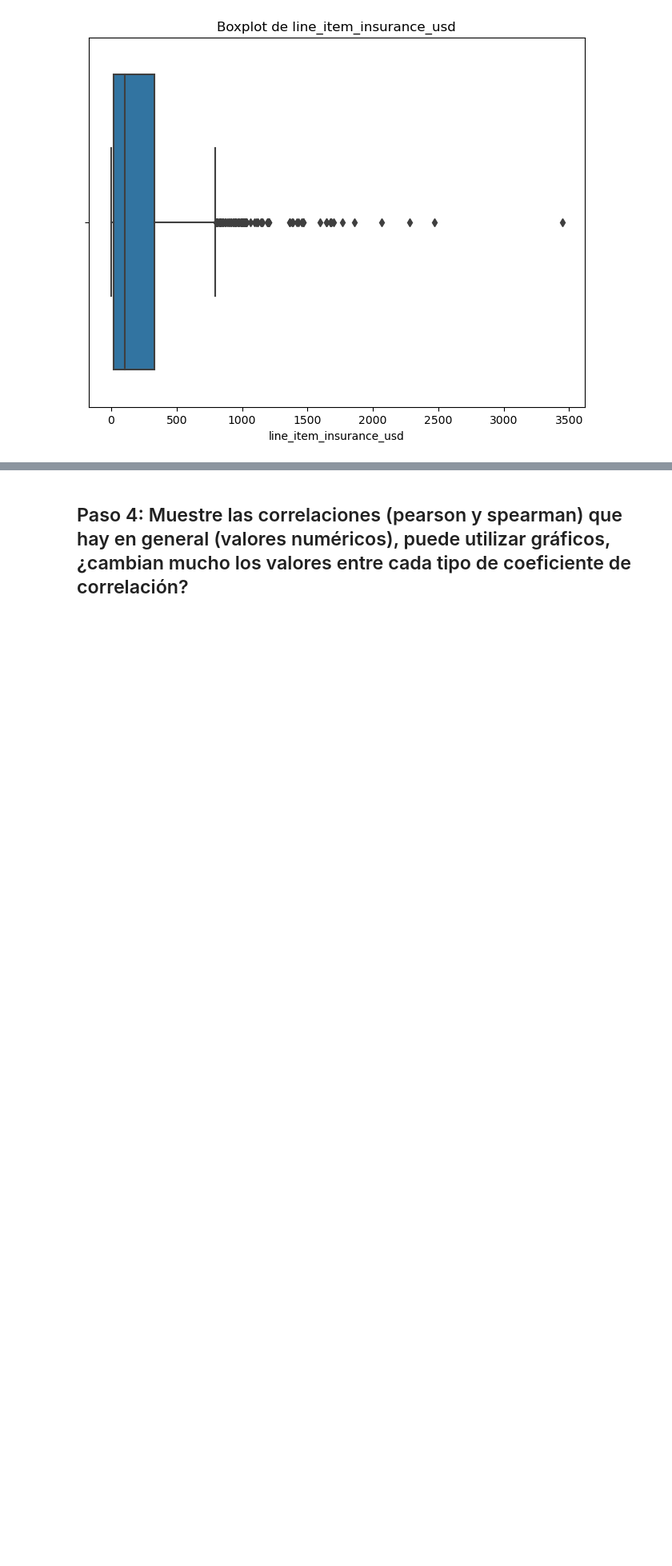
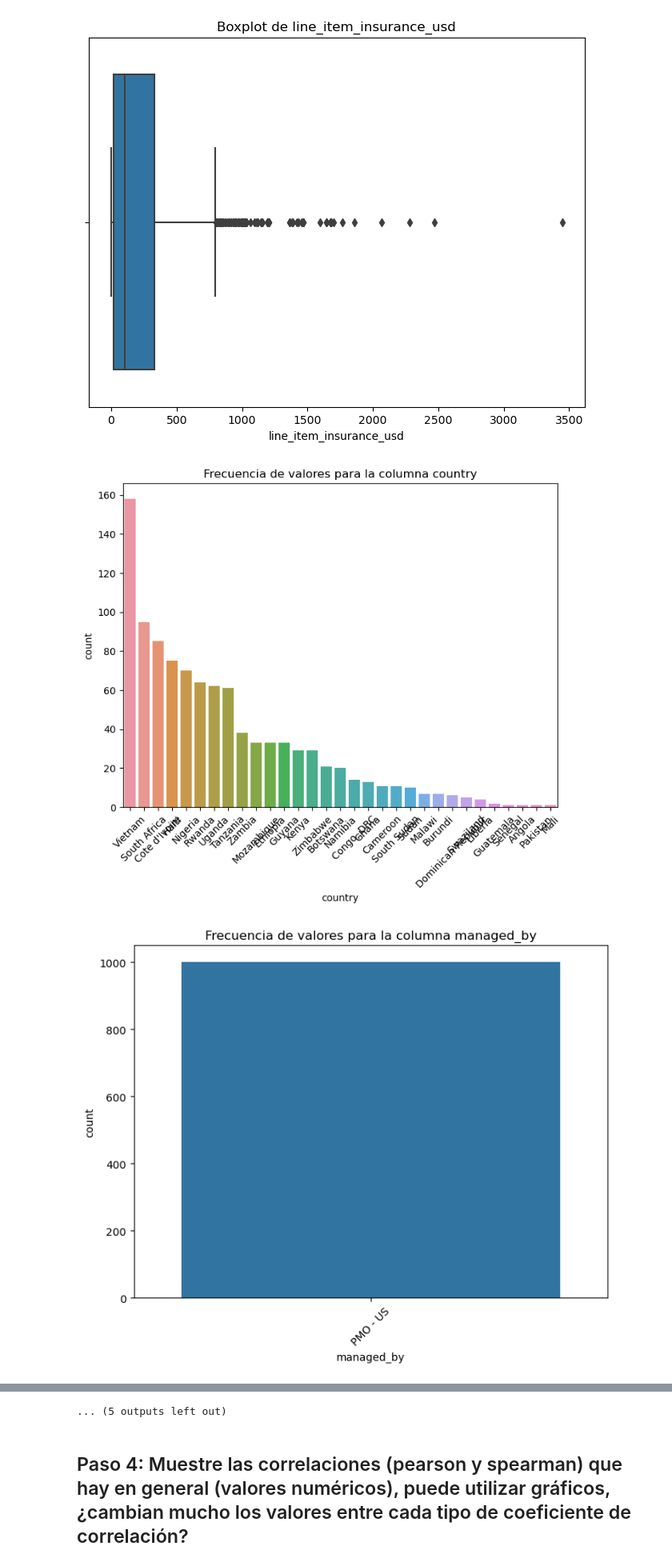
Before and after one commit to alan19720/proyecto2, a Jupyter notebook: Instrucciones_Proyecto_EDA-Regresión-Hipótesis.ipynb, the cells around one changed output, grey strips where cells are left out. Shown at 80% size. Cells and saved outputs as stored; diff of their text form; code cells hidden in the pictures; blank space fills up the shorter version.

```diff
--- a/Instrucciones_Proyecto_EDA-Regresión-Hipótesis.ipynb
+++ b/Instrucciones_Proyecto_EDA-Regresión-Hipótesis.ipynb
@@ -124,3 +125,16 @@ for column in numeric_columns:
 [figure]
 [figure]
 [figure]
+# %%
+object_columns = df.select_dtypes(include=['object']).columns
+
+# Mostrar la frecuencia de cada valor en las columnas de objeto
+for col in object_columns:
+    plt.figure(figsize=(8, 6))
+    sns.countplot(x=col, data=df, order=df[col].value_counts().index)
+    plt.title(f'Frecuencia de valores para la columna {col}')
+    plt.xticks(rotation=45)
+    plt.show()
+# %% [output]
+[figure, added]
+[figure, added]
@@ -127,3 +151,4 @@ for column in numeric_columns:
+... (5 outputs left out)
 # %% [markdown]
 ## Paso 4: Muestre las correlaciones (pearson y spearman) que hay en general (valores numéricos), puede utilizar gráficos, ¿cambian mucho los valores entre cada tipo de coeficiente de correlación?
 # %%
```
Also changed, not shown: parts of 6 cells of this notebook.
